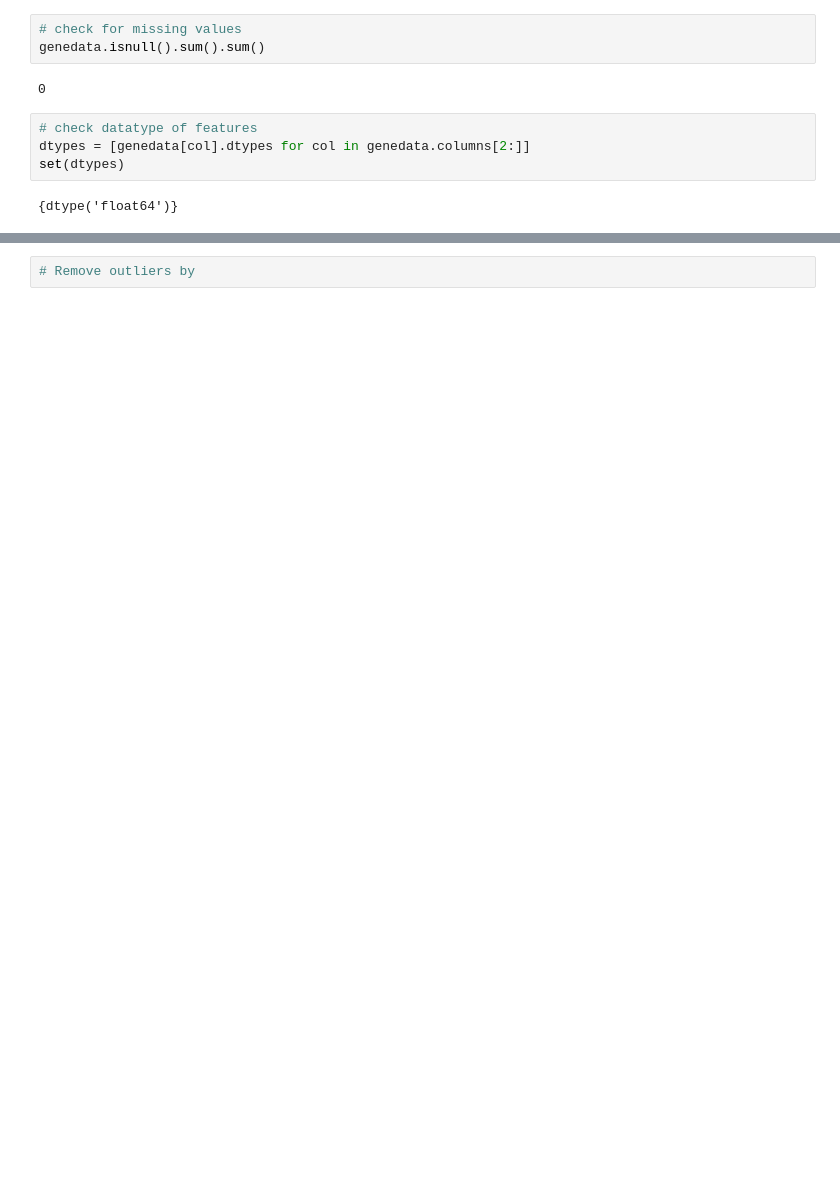
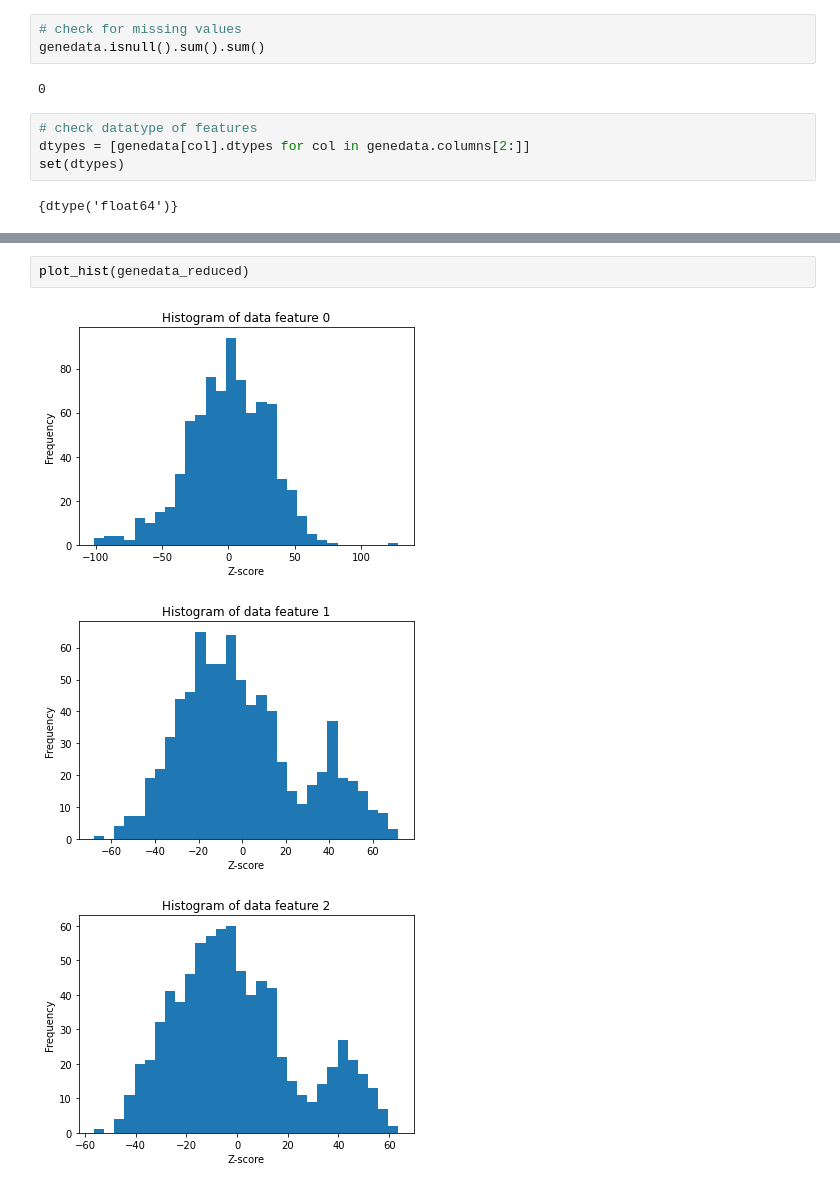
Before and after one commit to breno-aberle/data-mining-clustering-project, a Jupyter notebook: dm_project_code.ipynb, the cells around one changed output, grey strips where cells are left out. Cells and saved outputs as stored; diff of their text form; blank space fills up the shorter version.

```diff
--- a/dm_project_code.ipynb
+++ b/dm_project_code.ipynb
@@ -86,2 +63,6 @@ genedata_std.head()
-# %%
-# Remove outliers by
+# %%
+plot_hist(genedata_reduced)
+# %% [output]
+[figure, added]
+[figure, added]
+[figure, added]
```
Also changed, not shown: parts of 15 cells of this notebook, 2 other files.
